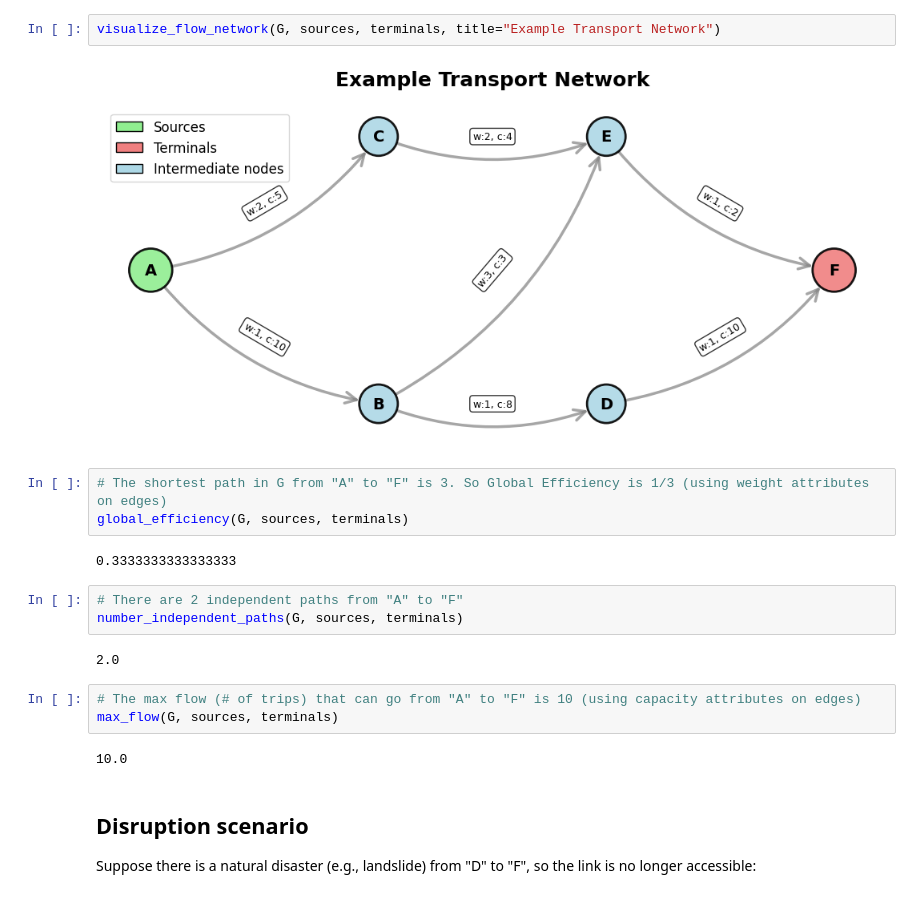
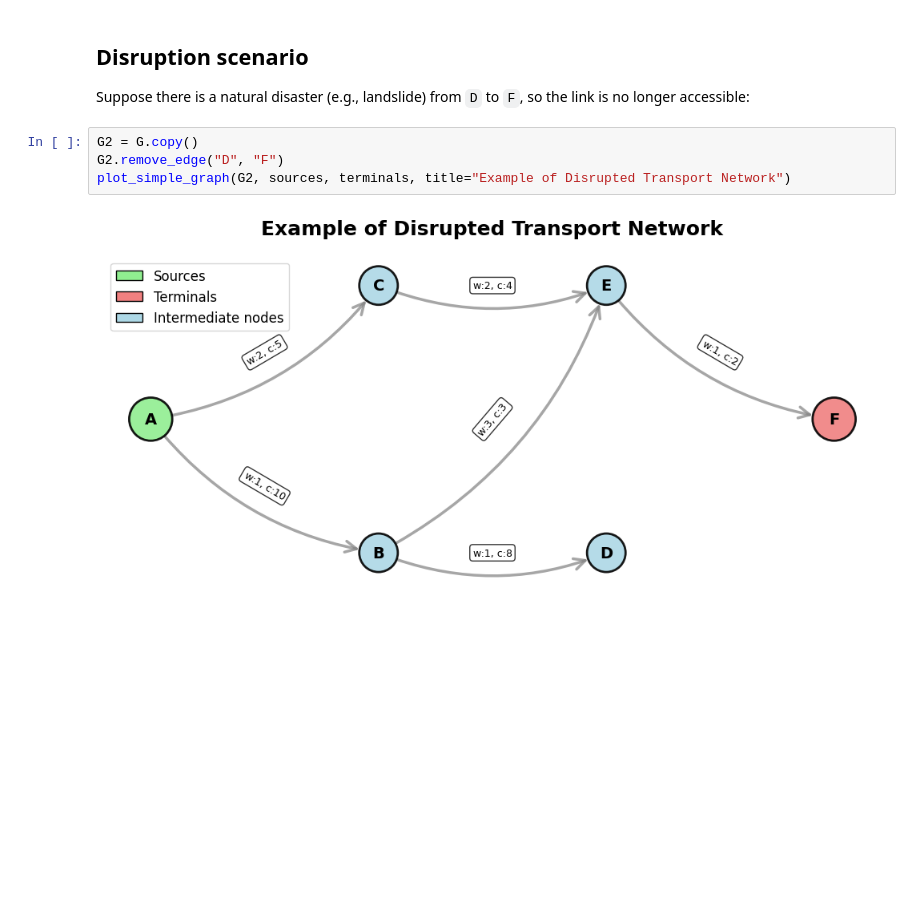
Before and after one commit to dataguirre/reliefNET-GNN-nomad, a Jupyter notebook: scripts/accessibility_indices.ipynb, the cells around one changed output. Saved outputs shown, nothing was run; the diff lists cells and outputs as text; blank space fills up the shorter version.

```diff
--- a/scripts/accessibility_indices.ipynb
+++ b/scripts/accessibility_indices.ipynb
@@ -77,23 +105,10 @@ terminals = ['F']
+# %% [markdown]
+## Disruption scenario
+
+Suppose there is a natural disaster (e.g., landslide) from `D` to `F`, so the link is no longer accessible:
 # %%
-visualize_flow_network(G, sources, terminals, title="Example Transport Network")
+G2 = G.copy()
+G2.remove_edge("D", "F")
+plot_simple_graph(G2, sources, terminals, title="Example of Disrupted Transport Network")
 # %% [output]
-[figure, old version]
+[figure, new version]
-# %%
-# The shortest path in G from "A" to "F" is 3. So Global Efficiency is 1/3 (using weight attributes on edges)
-global_efficiency(G, sources, terminals)
-# %% [output]
-0.3333333333333333
-# %%
-# There are 2 independent paths from "A" to "F"
-number_independent_paths(G, sources, terminals)
-# %% [output]
-2.0
-# %%
-# The max flow (# of trips) that can go from "A" to "F" is 10 (using capacity attributes on edges)
-max_flow(G, sources, terminals)
-# %% [output]
-10.0
-# %% [markdown]
-## Disruption scenario
-
-Suppose there is a natural disaster (e.g., landslide) from "D" to "F", so the link is no longer accessible:
```
Also changed, not shown: parts of 15 cells of this notebook.
